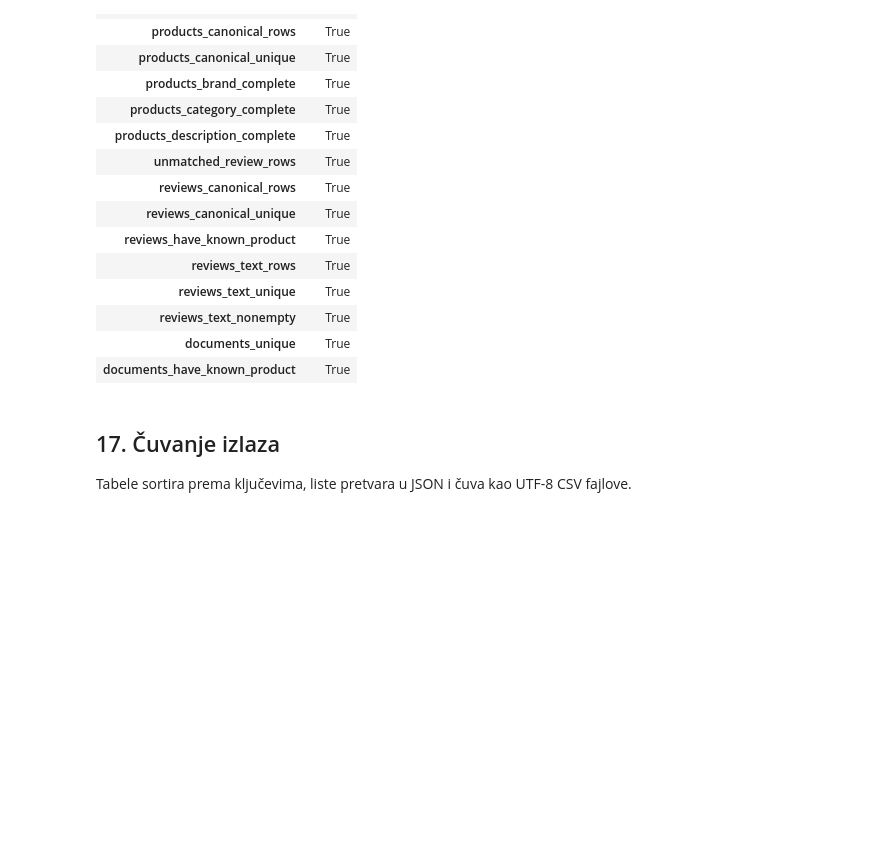
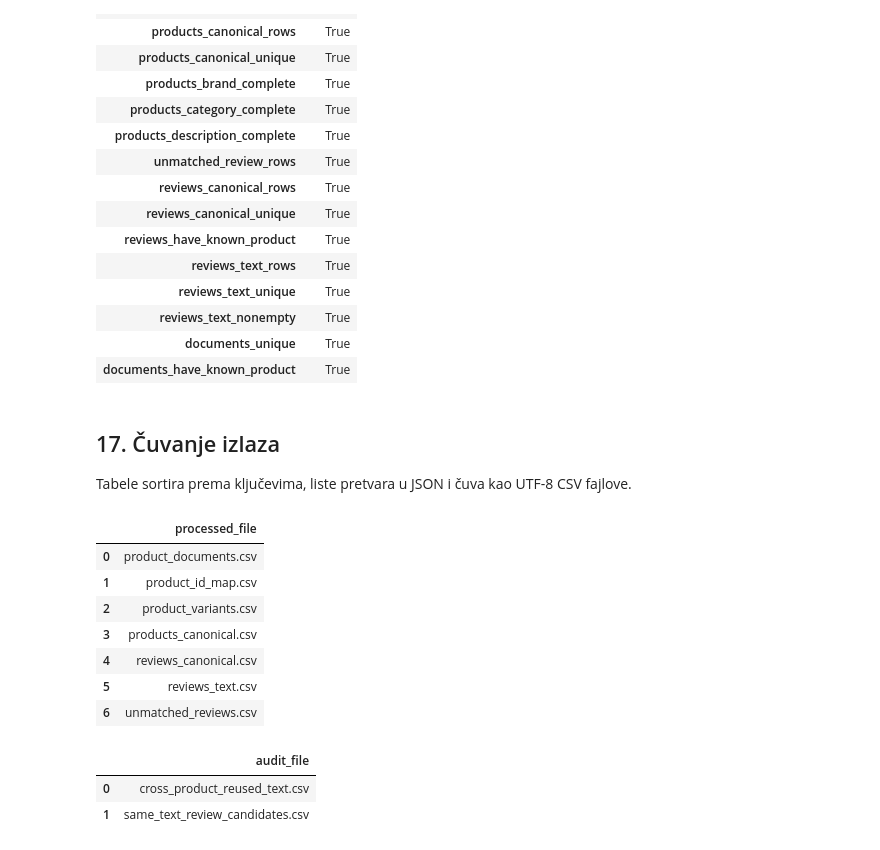
Before and after one commit to panovmarija/RecSys, a Jupyter notebook: notebooks/02_ETL.ipynb, the cells around one changed output. Saved outputs shown, nothing was run; the diff lists cells and outputs as text; code cells hidden in the pictures; blank space fills up the shorter version.

Commit message:
+ quality.json +audit files

```diff
--- a/notebooks/02_ETL.ipynb
+++ b/notebooks/02_ETL.ipynb
@@ -494,33 +494,50 @@ assert final_check_report["passed"].all(), final_check_report.loc[~final_check_r
 
 Tabele sortira prema  ključevima, liste pretvara u JSON i čuva kao UTF-8 CSV fajlove.
 # %%
-practice_output_dir = Path.cwd().parent / "data" / "processed"
-practice_output_dir.mkdir(parents=True, exist_ok=True)
+output_dir = Path.cwd().parent / "data" / "processed"
+audit_dir = Path.cwd().parent / "data" / "audit"
+output_dir.mkdir(parents=True, exist_ok=True)
+audit_dir.mkdir(parents=True, exist_ok=True)
 
 def prepare_for_csv(dataframe, sort_columns):
     result = dataframe.sort_values(sort_columns, kind="stable").reset_index(drop=True).copy()
     for column in result.columns:
         if result[column].map(lambda x: isinstance(x, list)).any():
             result[column] = result[column].map(lambda x: json.dumps(x, ensure_ascii=False, default=str) if isinstance(x, list) else x)
     return result
 
 output_tables = {
     "product_id_map.csv": prepare_for_csv(product_id_map, ["product_link_id"]),
     "product_variants.csv": prepare_for_csv(product_variants, ["item_id_clean"]),
     "products_canonical.csv": prepare_for_csv(products_canonical, ["canonical_product_link"]),
     "unmatched_reviews.csv": prepare_for_csv(unmatched_reviews, ["unique_review_id"]),
     "reviews_canonical.csv": prepare_for_csv(reviews_canonical, ["canonical_review_id"]),
     "reviews_text.csv": prepare_for_csv(reviews_text, ["canonical_review_id"]),
     "product_documents.csv": prepare_for_csv(product_documents, ["canonical_product_link"]),
+}
+audit_tables = {
     "same_text_review_candidates.csv": prepare_for_csv(same_text_review_candidates, ["canonical_product_link", "normalized_comment"]),
     "cross_product_reused_text.csv": prepare_for_csv(cross_product_reused_text, ["normalized_comment"]),
 }
 
 for filename, dataframe in output_tables.items():
-    dataframe.to_csv(practice_output_dir / filename, index=False, encoding="utf-8")
+    dataframe.to_csv(output_dir / filename, index=False, encoding="utf-8")
+for filename, dataframe in audit_tables.items():
+    dataframe.to_csv(audit_dir / filename, index=False, encoding="utf-8")
 
-saved_files = sorted(path.name for path in practice_output_dir.glob("*.csv"))
-display(pd.Series(saved_files, name="saved_file").to_frame())
-
-assert len(saved_files) == len(output_tables)
-assert all((practice_output_dir / filename).exists() for filename in output_tables)
+assert all((output_dir / filename).exists() for filename in output_tables)
+assert all((audit_dir / filename).exists() for filename in audit_tables)
+display(pd.Series(sorted(output_tables), name="processed_file").to_frame())
+display(pd.Series(sorted(audit_tables), name="audit_file").to_frame())
+# %% [output]
+|  | processed_file |
+| 0 | product_documents.csv |
+| 1 | product_id_map.csv |
+| 2 | product_variants.csv |
+| 3 | products_canonical.csv |
+| 4 | reviews_canonical.csv |
+| 5 | reviews_text.csv |
+| 6 | unmatched_reviews.csv |
+|  | audit_file |
+| 0 | cross_product_reused_text.csv |
+| 1 | same_text_review_candidates.csv |
```
Also changed, not shown: parts of 2 cells of this notebook, 9 other files.
